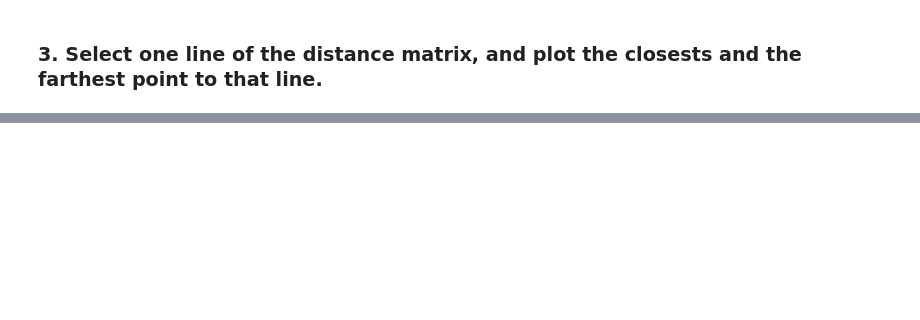
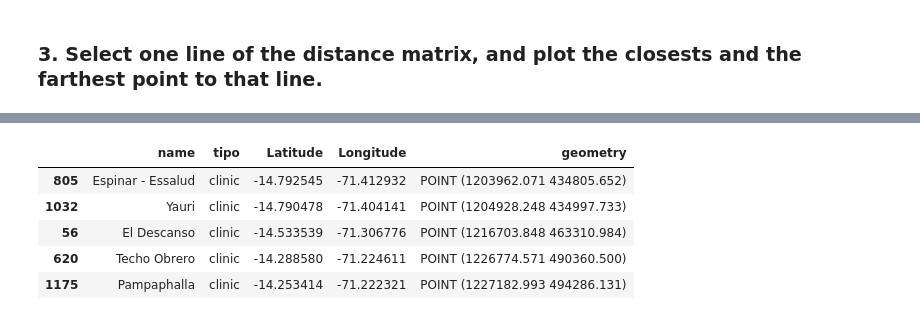
Before and after one commit to IntroSpatialDataScience/MiningGDF_Project1, a Jupyter notebook: Ev-p1.ipynb, the cells around one changed output, grey strips where cells are left out. Cells and saved outputs as stored; diff of their text form; code cells hidden in the pictures; blank space fills up the shorter version.

```diff
--- a/Ev-p1.ipynb
+++ b/Ev-p1.ipynb
@@ -440,0 +640,5 @@ MatrizDistanceRiver
+# %%
+bufferAroundUcayali=rivers[rivers.NAME=='Ucayali'].buffer(distance = minMts1*2)
+bufferAsBaseUcayali=bufferAroundUcayali.explore(color='red')
+rivers[rivers.NAME=='Ucayali'].explore(m=bufferAsBaseUcayali,color='blue',style_kwds={'weight':0.5})
+clinic.explore(m=bufferAsBaseUcayali,color='black')
@@ -440,0 +658,10 @@ MatrizDistanceRiver
+# %%
+riversWithinBufferUcayali=clinic.clip(mask=bufferAroundUcayali)
+riversWithinBufferUcayali.head()
+# %% [output]
+|  | name | tipo | Latitude | Longitude | geometry |
+| 805 | Espinar - Essalud | clinic | -14.792545 | -71.412932 | POINT (1203962.071 434805.652) |
+| 1032 | Yauri | clinic | -14.790478 | -71.404141 | POINT (1204928.248 434997.733) |
+| 56 | El Descanso | clinic | -14.533539 | -71.306776 | POINT (1216703.848 463310.984) |
+| 620 | Techo Obrero | clinic | -14.288580 | -71.224611 | POINT (1226774.571 490360.500) |
+| 1175 | Pampaphalla | clinic | -14.253414 | -71.222321 | POINT (1227182.993 494286.131) |
```
Also changed, not shown: parts of 48 cells of this notebook.
